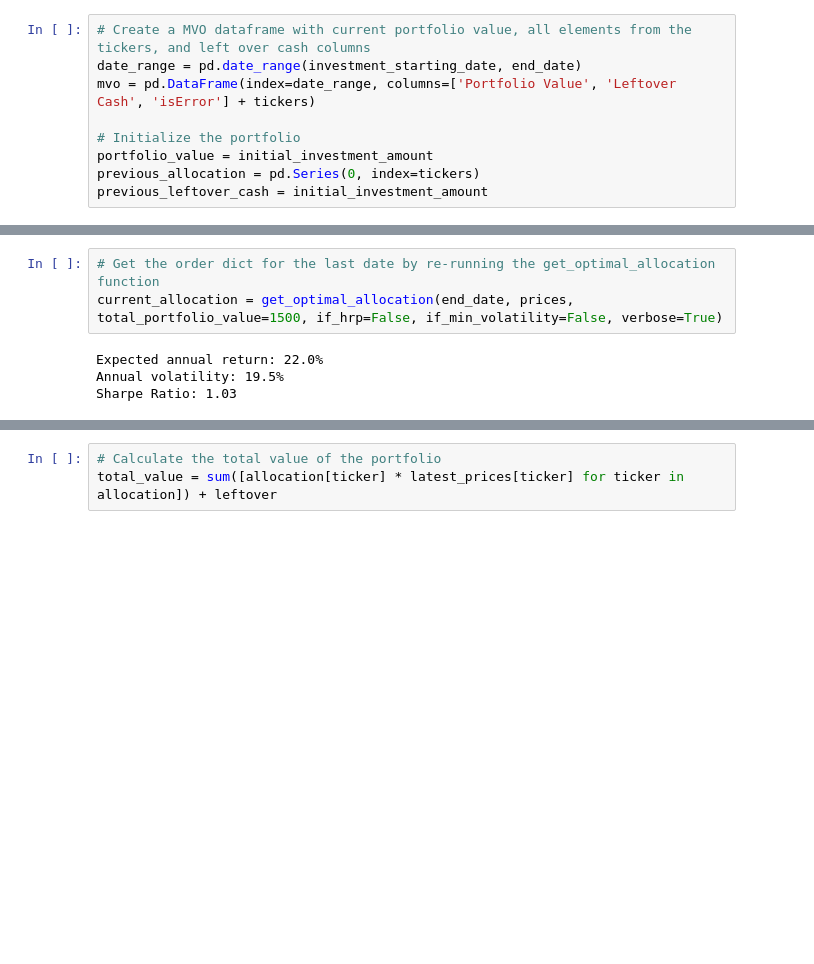
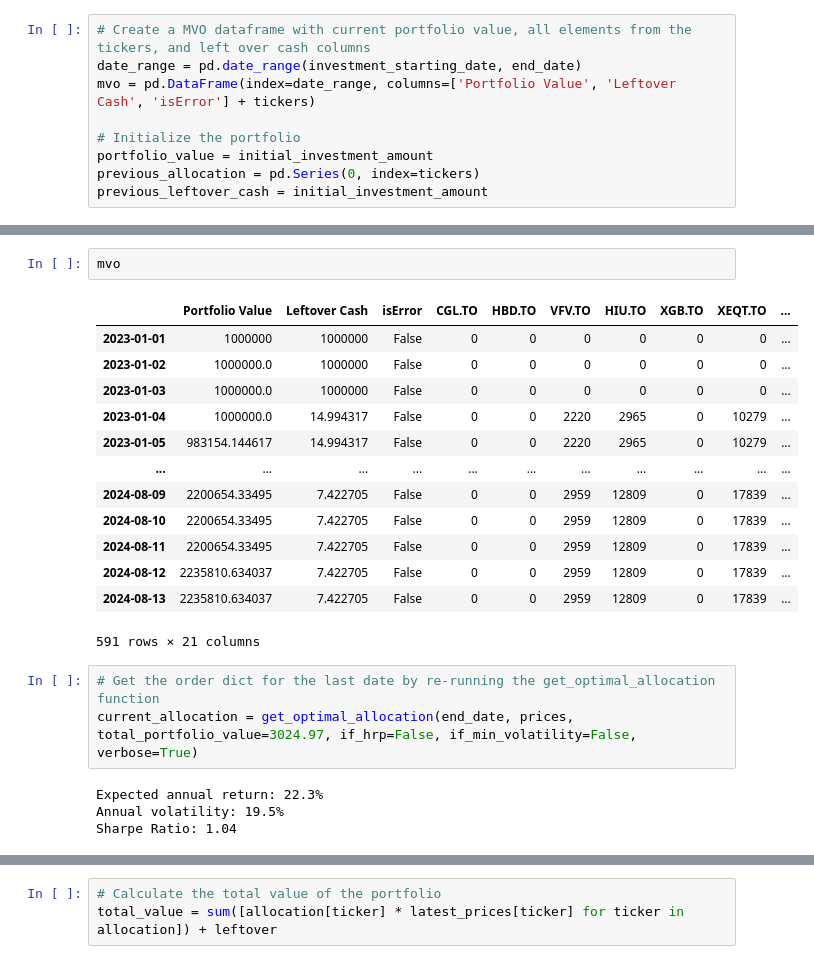
Before and after one commit to 0xC000005/MIE377, a Jupyter notebook: backtesting.ipynb, the cells around one changed output, grey strips where cells are left out. Drawn from its saved outputs; the diff is of its cells as text; blank space fills up the shorter version.

```diff
--- a/backtesting.ipynb
+++ b/backtesting.ipynb
@@ -308,7 +309,23 @@ plt.show()
+# %%
+mvo
+# %% [output]
+|  | Portfolio Value | Leftover Cash | isError | CGL.TO | HBD.TO | VFV.TO | HIU.TO | XGB.TO | XEQT.TO | ... |
+| 2023-01-01 | 1000000 | 1000000 | False | 0 | 0 | 0 | 0 | 0 | 0 | ... |
+| 2023-01-02 | 1000000.0 | 1000000 | False | 0 | 0 | 0 | 0 | 0 | 0 | ... |
+| 2023-01-03 | 1000000.0 | 1000000 | False | 0 | 0 | 0 | 0 | 0 | 0 | ... |
+| 2023-01-04 | 1000000.0 | 14.994317 | False | 0 | 0 | 2220 | 2965 | 0 | 10279 | ... |
+| 2023-01-05 | 983154.144617 | 14.994317 | False | 0 | 0 | 2220 | 2965 | 0 | 10279 | ... |
+| ... | ... | ... | ... | ... | ... | ... | ... | ... | ... | ... |
+| 2024-08-09 | 2200654.33495 | 7.422705 | False | 0 | 0 | 2959 | 12809 | 0 | 17839 | ... |
+| 2024-08-10 | 2200654.33495 | 7.422705 | False | 0 | 0 | 2959 | 12809 | 0 | 17839 | ... |
+| 2024-08-11 | 2200654.33495 | 7.422705 | False | 0 | 0 | 2959 | 12809 | 0 | 17839 | ... |
+| 2024-08-12 | 2235810.634037 | 7.422705 | False | 0 | 0 | 2959 | 12809 | 0 | 17839 | ... |
+| 2024-08-13 | 2235810.634037 | 7.422705 | False | 0 | 0 | 2959 | 12809 | 0 | 17839 | ... |
+591 rows × 21 columns
 # %%
 # Get the order dict for the last date by re-running the get_optimal_allocation function
-current_allocation = get_optimal_allocation(end_date, prices, total_portfolio_value=1500, if_hrp=False, if_min_volatility=False, verbose=True)
+current_allocation = get_optimal_allocation(end_date, prices, total_portfolio_value=3024.97, if_hrp=False, if_min_volatility=False, verbose=True)
 # %% [output]
-Expected annual return: 22.0%
+Expected annual return: 22.3%
 Annual volatility: 19.5%
-Sharpe Ratio: 1.03
+Sharpe Ratio: 1.04
```
Also changed, not shown: parts of 11 cells of this notebook.
